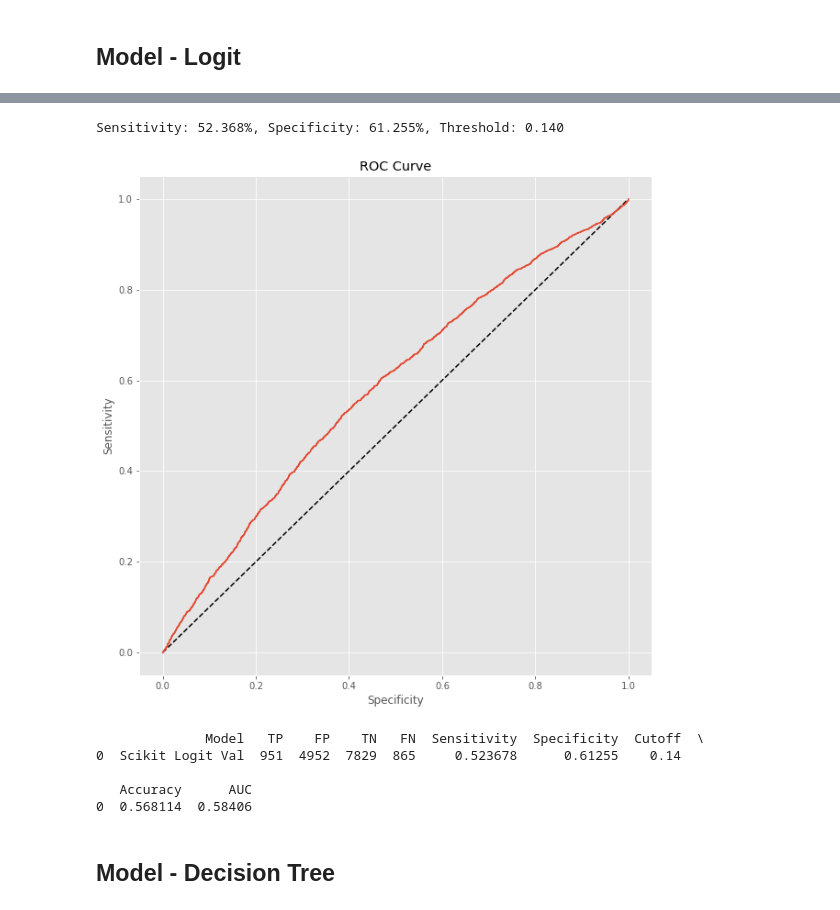
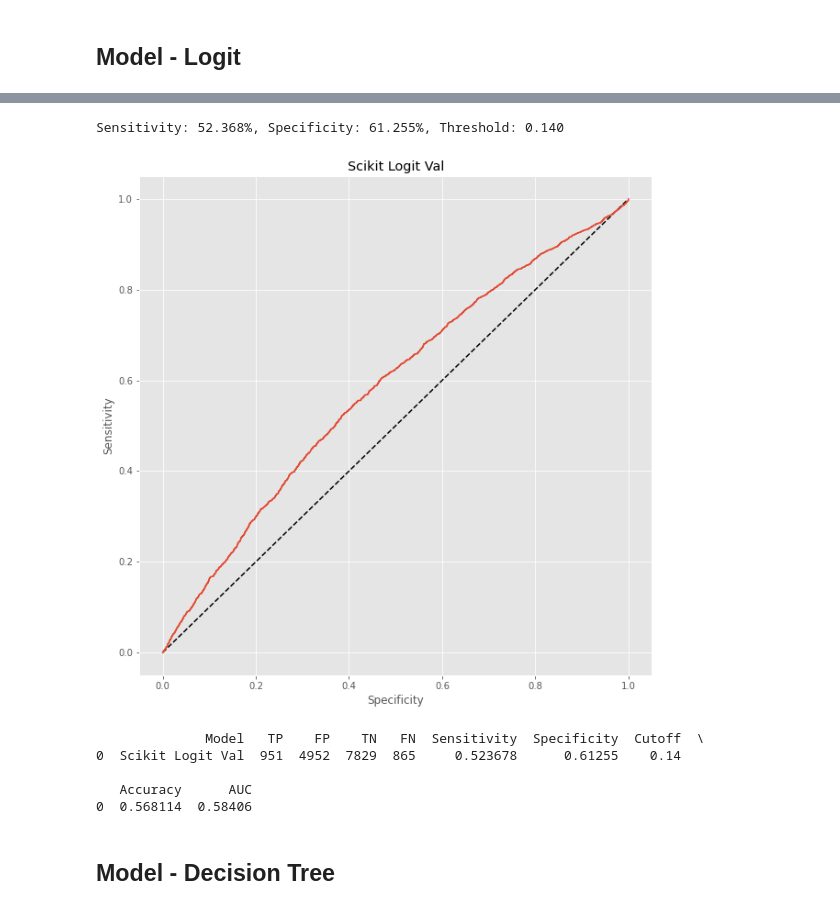
Before and after one commit to jbonfardeci/carvana-challenge, a Jupyter notebook: Carvana Dont Get Kicked.ipynb, the cells around one changed output, grey strips where cells are left out. Drawn from its saved outputs; the diff is of its cells as text; code cells hidden in the pictures.

```diff
--- a/Carvana Dont Get Kicked.ipynb
+++ b/Carvana Dont Get Kicked.ipynb
@@ -179,7 +179,7 @@ def get_predict_frame(actual, prob, model_name='Logit'):
     return yhat, stats
 
 
-def plot_roc(actual, prob):
+def plot_roc(actual, prob, title='ROC Curve'):
     # calculate ROC curve
     fpr, tpr, thresholds = roc_curve(actual, prob)
 
@@ -191,7 +191,7 @@ def plot_roc(actual, prob):
     plt.plot(fpr, tpr)
     plt.xlabel('Specificity')
     plt.ylabel('Sensitivity')
-    plt.title('ROC Curve')
+    plt.title(title)
     plt.show()
 # %% [markdown]
 ## Load Training Data
@@ -700,13 +718,13 @@ Sensitivity: 50.726%, Specificity: 60.473%, Threshold: 0.140
 # %%
 logit_y_scores_val = logit_model.predict_proba(val_x)
 logit_prob_val = logit_y_scores_val[:,1]
 logit_yhat_val, logit_stats_val = get_predict_frame(val_y, logit_prob_val, 'Scikit Logit Val')
-plot_roc(val_y, logit_prob_val)
+plot_roc(val_y, logit_prob_val, 'Scikit Logit Val')
 
 print(logit_stats_val.head())
 # %% [output]
 Sensitivity: 52.368%, Specificity: 61.255%, Threshold: 0.140
-[figure, old version]
+[figure, new version]
               Model   TP    FP    TN   FN  Sensitivity  Specificity  Cutoff  \
 0  Scikit Logit Val  951  4952  7829  865     0.523678      0.61255    0.14
 
```
Also changed, not shown: parts of 7 cells of this notebook.
